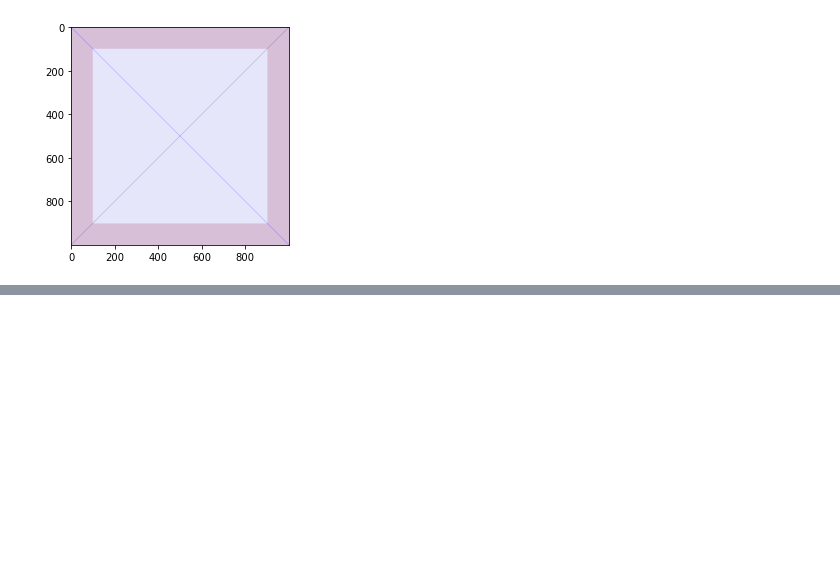
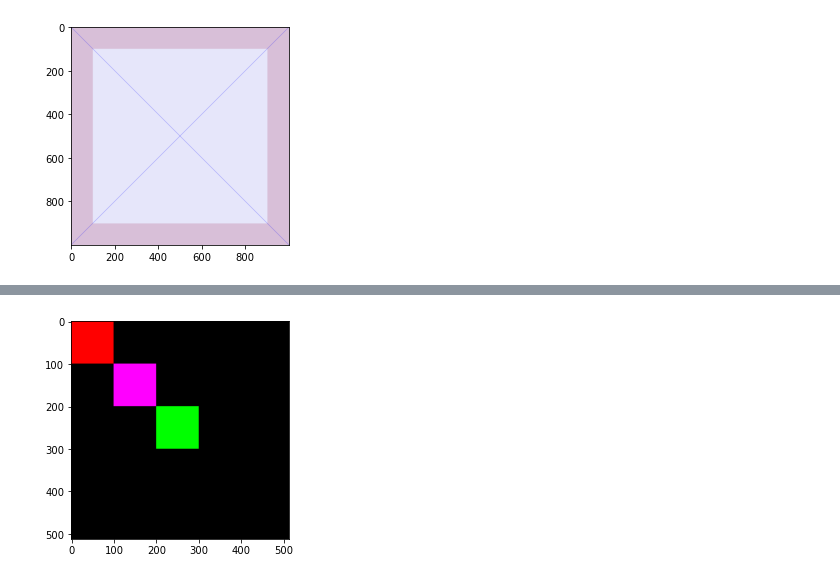
Before and after one commit to vais547/image-processing, a Jupyter notebook: assignment.ipynb, the cells around one changed output, grey strips where cells are left out. Cells and saved outputs as stored; diff of their text form; code cells hidden in the pictures; blank space fills up the shorter version.

```diff
--- a/assignment.ipynb
+++ b/assignment.ipynb
@@ -144,0 +219,14 @@ plt.show()
+# %%
+from PIL import Image
+import numpy as np
+w, h = 512, 512
+data = np.zeros((h, w, 3), dtype=np.uint8)
+data[0:100, 0:100] = [255, 0, 0]
+data[100:200, 100:200] = [255, 0, 255]
+data[200:300, 200:300] = [0, 255, 0]
+img = Image.fromarray(data, 'RGB')
+img.save('butterfly.jpg')
+plt.imshow(img)
+plt.show()
+# %% [output]
+[figure, added]
```
Also changed, not shown: parts of 7 cells of this notebook.
